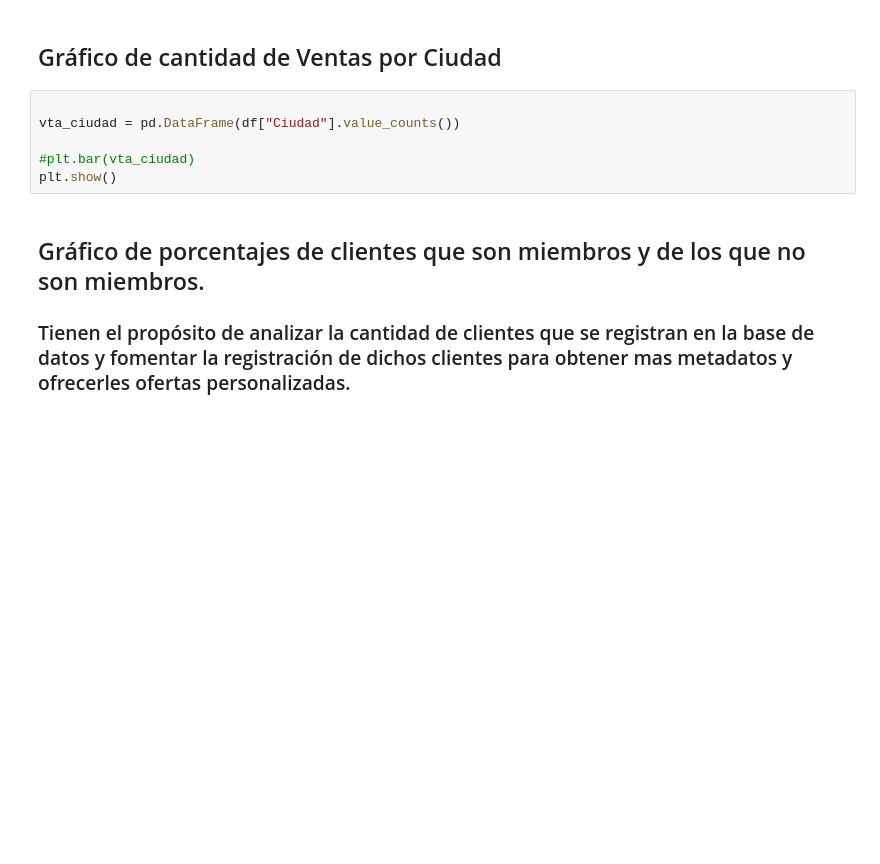
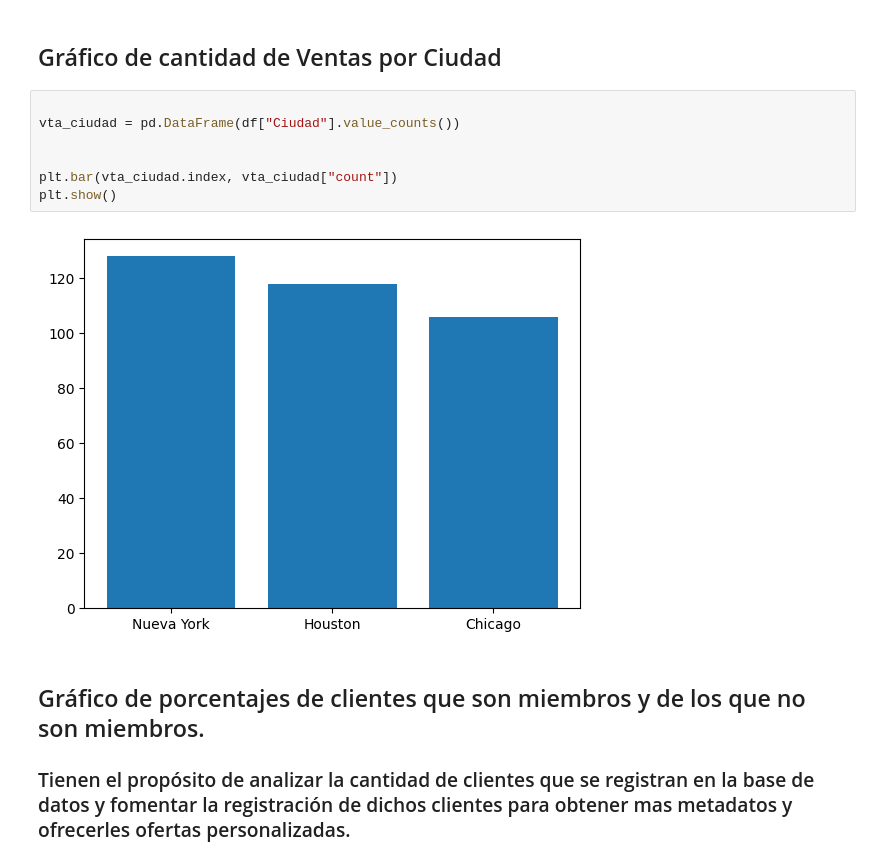
Before and after one commit to JEmanuelG/Analista-de-datos-I, a Jupyter notebook: analisis_dataset_actualizado.ipynb, the cells around one changed output. Cells and saved outputs as stored; diff of their text form; blank space fills up the shorter version.

```diff
--- a/analisis_dataset_actualizado.ipynb
+++ b/analisis_dataset_actualizado.ipynb
@@ -192,9 +237,12 @@ Valores mal registrados o erróneos: 0
 # %%
 
 vta_ciudad = pd.DataFrame(df["Ciudad"].value_counts())
 
-#plt.bar(vta_ciudad)
+
+plt.bar(vta_ciudad.index, vta_ciudad["count"])
 plt.show()
+# %% [output]
+[figure, added]
 # %% [markdown]
 ## Gráfico de porcentajes de clientes que son miembros y de los que no son miembros.
 ### Tienen el propósito de analizar la cantidad de clientes que se registran en la base de datos y fomentar la registración de dichos clientes para obtener mas metadatos y ofrecerles ofertas personalizadas.
```
Also changed, not shown: parts of 8 cells of this notebook.
